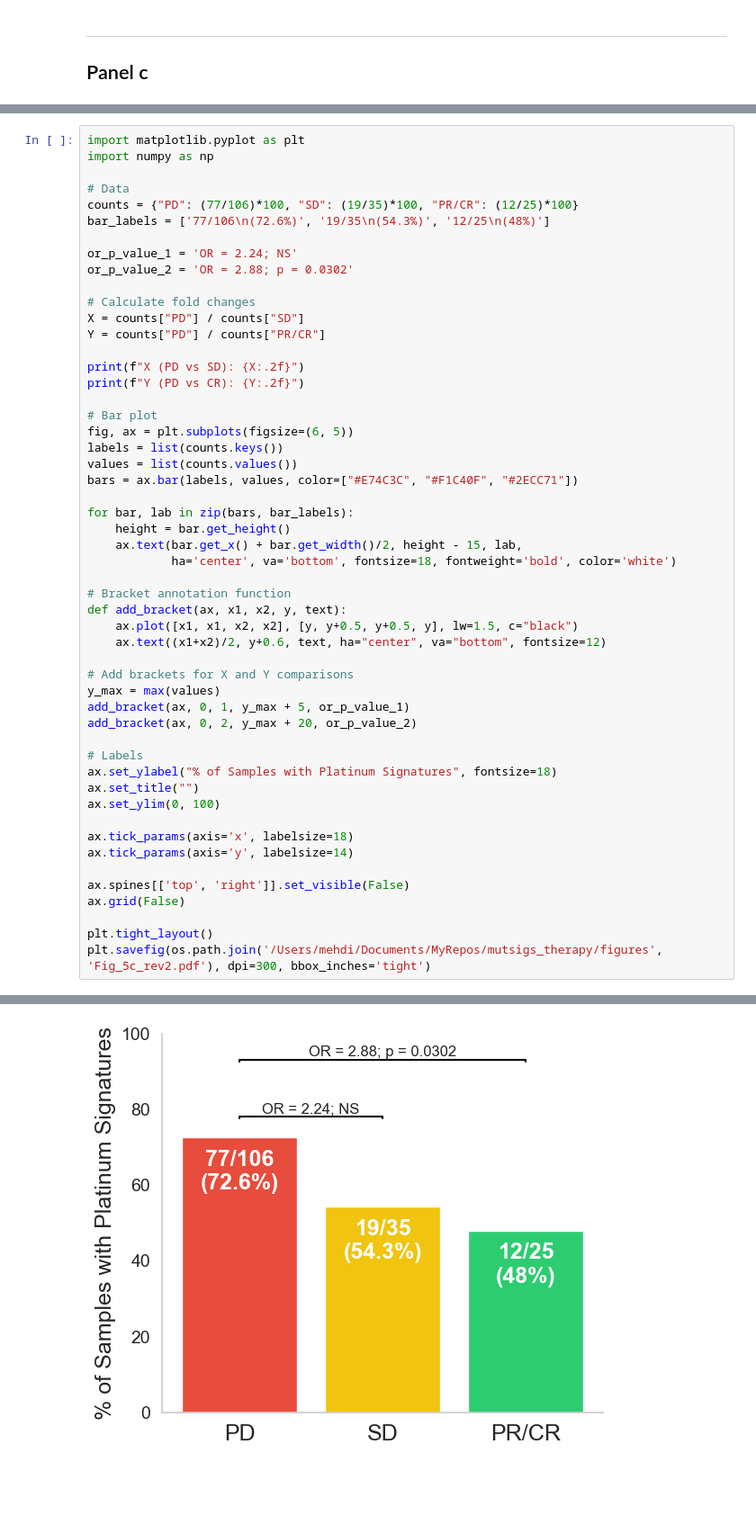
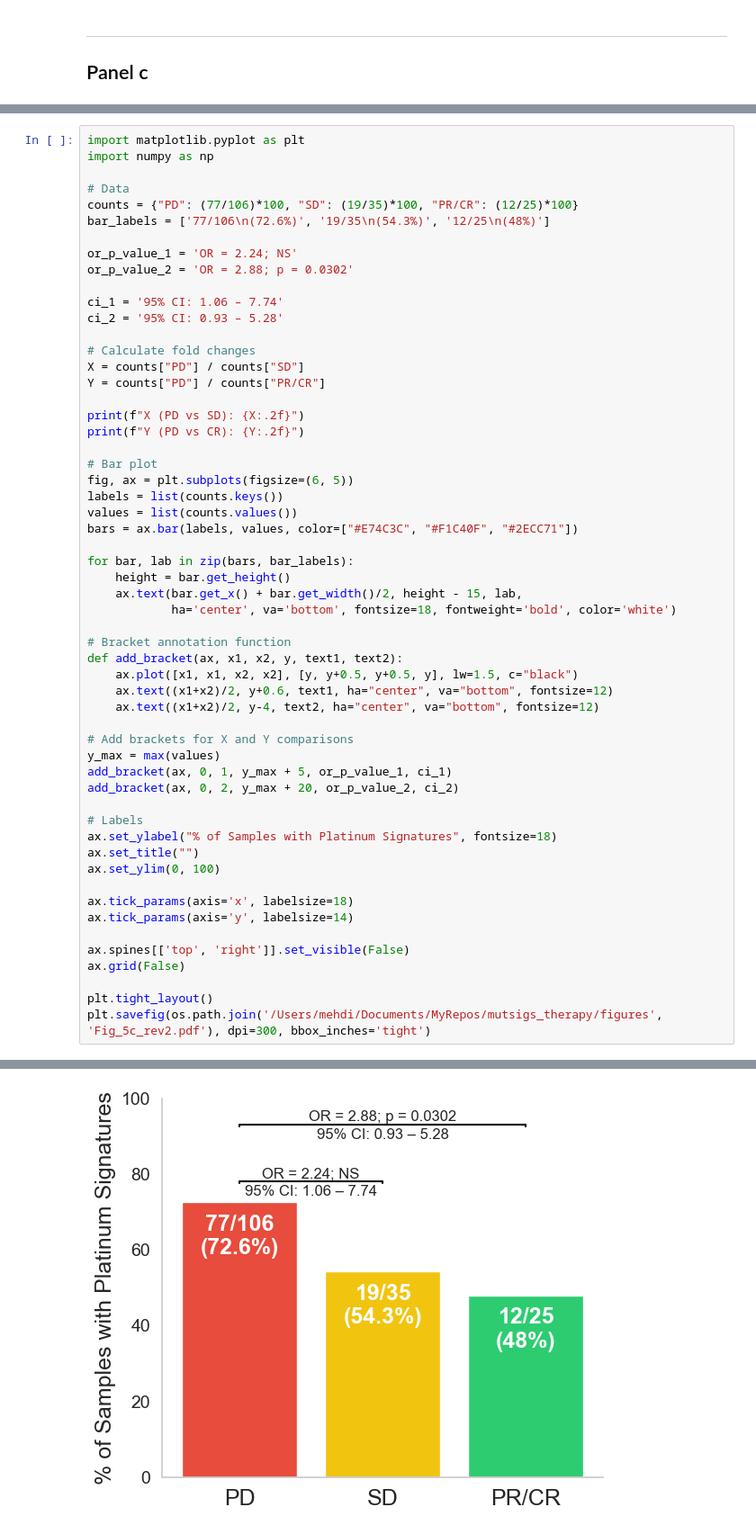
Before and after one commit to shlienlab/mutsigs_therapy, a Jupyter notebook: notebooks/MainFig_5.ipynb, the cells around one changed output, grey strips where cells are left out. Shown at 90% size. Cells and saved outputs as stored; diff of their text form; blank space fills up the shorter version.

```diff
--- a/notebooks/MainFig_5.ipynb
+++ b/notebooks/MainFig_5.ipynb
@@ -309,6 +345,9 @@ bar_labels = ['77/106\n(72.6%)', '19/35\n(54.3%)', '12/25\n(48%)']
 
 or_p_value_1 = 'OR = 2.24; NS'
 or_p_value_2 = 'OR = 2.88; p = 0.0302'
+
+ci_1 = '95% CI: 1.06 – 7.74'
+ci_2 = '95% CI: 0.93 – 5.28'
 
 # Calculate fold changes
 X = counts["PD"] / counts["SD"]
@@ -323,35 +362,36 @@ labels = list(counts.keys())
 values = list(counts.values())
 bars = ax.bar(labels, values, color=["#E74C3C", "#F1C40F", "#2ECC71"])
 
 for bar, lab in zip(bars, bar_labels):
     height = bar.get_height()
     ax.text(bar.get_x() + bar.get_width()/2, height - 15, lab,
             ha='center', va='bottom', fontsize=18, fontweight='bold', color='white')
 
 # Bracket annotation function
-def add_bracket(ax, x1, x2, y, text):
+def add_bracket(ax, x1, x2, y, text1, text2):
     ax.plot([x1, x1, x2, x2], [y, y+0.5, y+0.5, y], lw=1.5, c="black")
-    ax.text((x1+x2)/2, y+0.6, text, ha="center", va="bottom", fontsize=12)
+    ax.text((x1+x2)/2, y+0.6, text1, ha="center", va="bottom", fontsize=12)
+    ax.text((x1+x2)/2, y-4, text2, ha="center", va="bottom", fontsize=12)
 
 # Add brackets for X and Y comparisons
 y_max = max(values)
-add_bracket(ax, 0, 1, y_max + 5, or_p_value_1)
-add_bracket(ax, 0, 2, y_max + 20, or_p_value_2)
+add_bracket(ax, 0, 1, y_max + 5, or_p_value_1, ci_1)
+add_bracket(ax, 0, 2, y_max + 20, or_p_value_2, ci_2)
 
 # Labels
 ax.set_ylabel("% of Samples with Platinum Signatures", fontsize=18)
 ax.set_title("")
 ax.set_ylim(0, 100)
 
 ax.tick_params(axis='x', labelsize=18)
 ax.tick_params(axis='y', labelsize=14)
 
 ax.spines[['top', 'right']].set_visible(False)
 ax.grid(False)
 
 plt.tight_layout()
 plt.savefig(os.path.join('/Users/mehdi/Documents/MyRepos/mutsigs_therapy/figures', 'Fig_5c_rev2.pdf'), dpi=300, bbox_inches='tight')
 # %% [output]
 X (PD vs SD): 1.34
 Y (PD vs CR): 1.51
-[figure, old version]
+[figure, new version]
```
Also changed, not shown: parts of 3 cells of this notebook, 6 other files.
